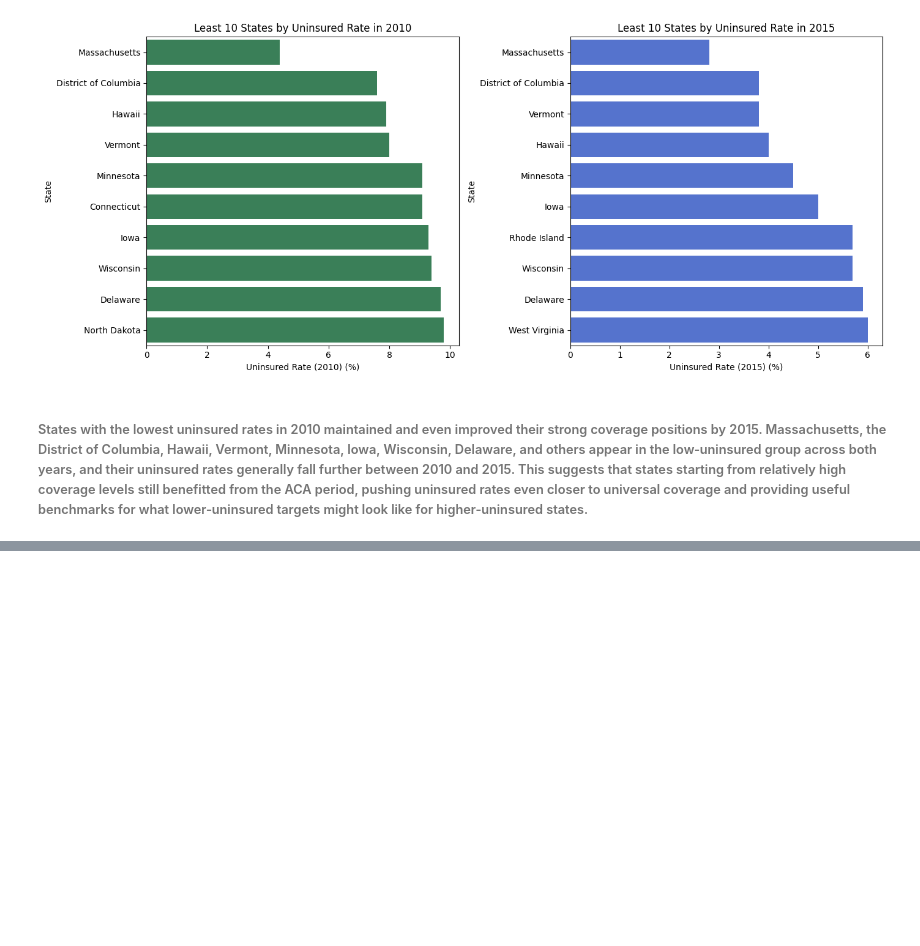
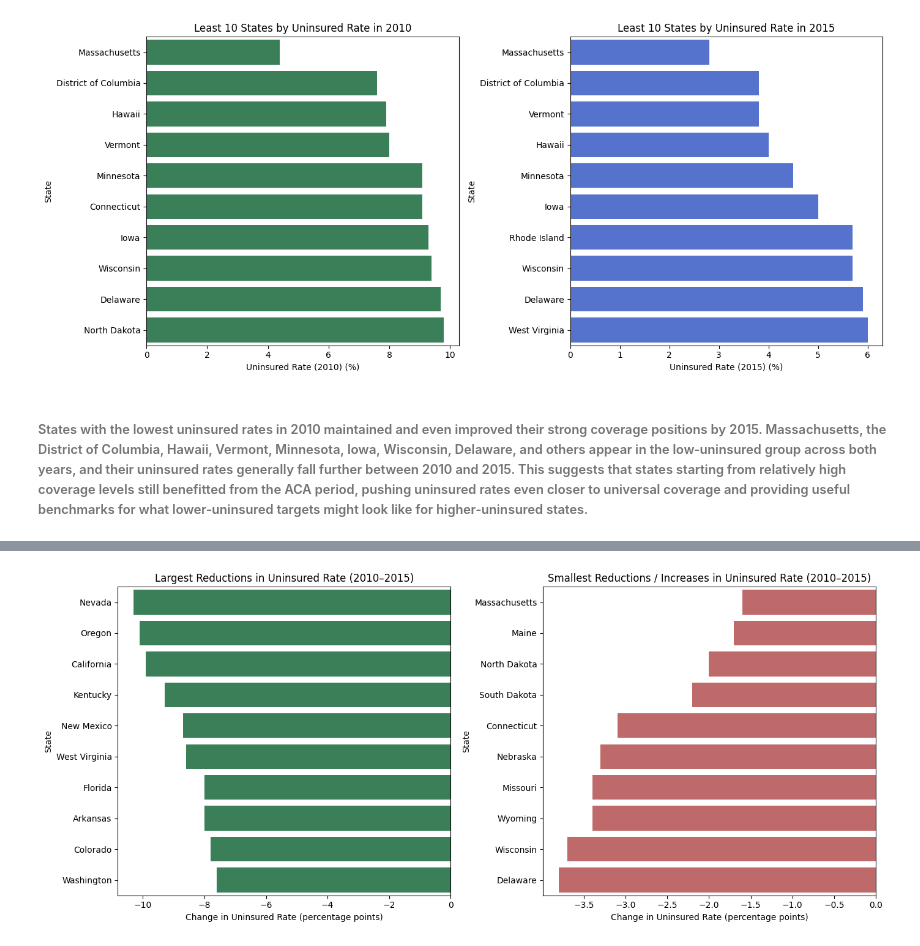
Before and after one commit to bettgil/Affordable_Care_Act_Coverage, a Jupyter notebook: 02_uninsured_trends.ipynb, the cells around one changed output, grey strips where cells are left out. Drawn from its saved outputs; the diff is of its cells as text; code cells hidden in the pictures; blank space fills up the shorter version.

Commit message:
Uninsured Trends

```diff
--- a/02_uninsured_trends.ipynb
+++ b/02_uninsured_trends.ipynb
@@ -174,0 +177,19 @@ plt.show()
+# %%
+# Largest reductions in uninsured rates from 2010 to 2015 (states only)
+
+largest_uninsured_rate_change = (
+    states_uninsured_rates[['State', 'Uninsured Rate Change (2010-2015)']]
+    .sort_values(by='Uninsured Rate Change (2010-2015)', ascending=True)
+    .head(10)
+)
+
+print(f"The largest uninsured rate:\n\n {largest_uninsured_rate_change}\n")
+
+# Smallest reductions in uninsured rates from 2010 to 2015 (states only)
+smallest_uninsured_rate_change = (
+    states_uninsured_rates[states_uninsured_rates["State"] != "United States"]  # exclude national row
+    [['State', 'Uninsured Rate Change (2010-2015)']]
+    .sort_values(by='Uninsured Rate Change (2010-2015)', ascending=False)
+    .head(10)
+)
+print(f"The smallest uninsured rate change:\n\n {smallest_uninsured_rate_change}\n")
@@ -174,0 +214,35 @@ plt.show()
+# %%
+fig, axes = plt.subplots(1, 2, figsize=(14, 6), sharex=False)
+
+# Left: largest reductions (most negative changes)
+sns.barplot(
+    data=largest_uninsured_rate_change.sort_values(
+        "Uninsured Rate Change (2010-2015)", ascending=True
+    ),
+    x="Uninsured Rate Change (2010-2015)",
+    y="State",
+    ax=axes[0],
+    color="seagreen"
+)
+axes[0].set_title("Largest Reductions in Uninsured Rate (2010–2015)")
+axes[0].set_xlabel("Change in Uninsured Rate (percentage points)")
+axes[0].set_ylabel("State")
+
+# Right: smallest reductions / increases (least improvement)
+sns.barplot(
+    data=smallest_uninsured_rate_change.sort_values(
+        "Uninsured Rate Change (2010-2015)", ascending=False
+    ),
+    x="Uninsured Rate Change (2010-2015)",
+    y="State",
+    ax=axes[1],
+    color="indianred"
+)
+axes[1].set_title("Smallest Reductions / Increases in Uninsured Rate (2010–2015)")
+axes[1].set_xlabel("Change in Uninsured Rate (percentage points)")
+axes[1].set_ylabel("State")
+
+plt.tight_layout()
+plt.show()
+# %% [output]
+[figure, added]
```
Also changed, not shown: parts of 6 cells of this notebook.
